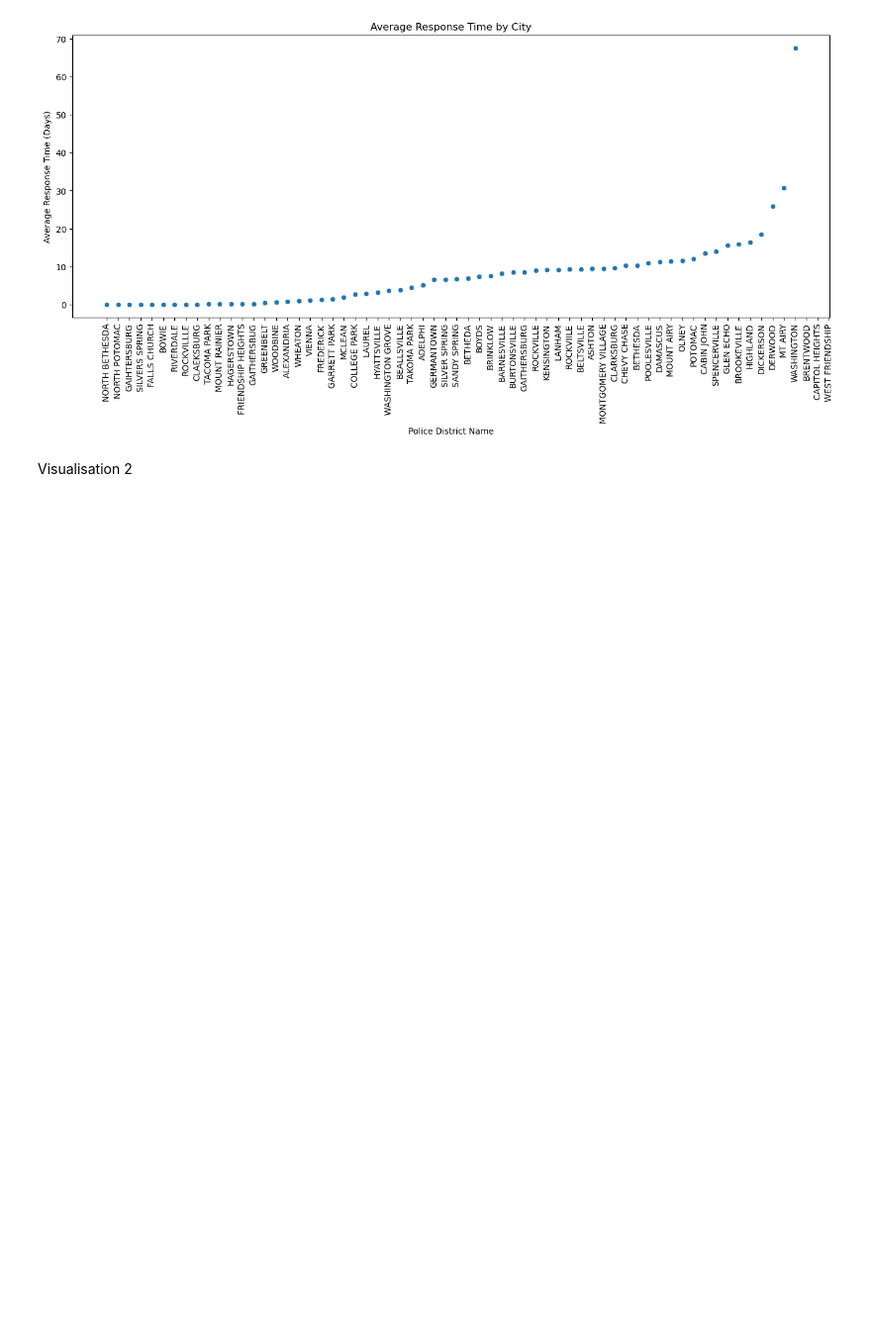
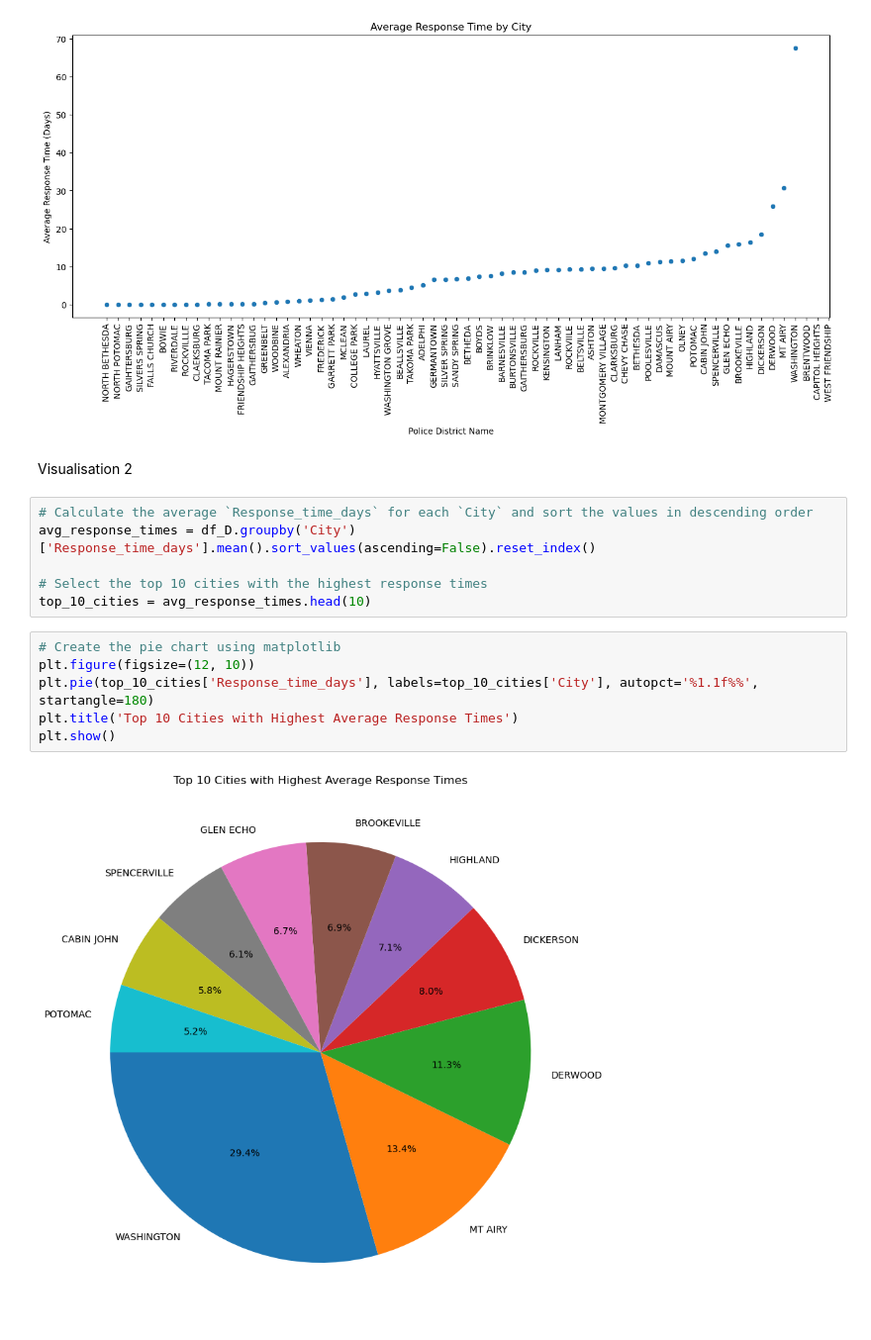
Before and after one commit to aquariusjr10/ADP, a Jupyter notebook: ADP1.ipynb, the cells around one changed output. Shown: that part at 99% size. Cells and saved outputs as stored; diff of their text form; blank space fills up the shorter version.

Commit message:
Visualisation imports
Added the following visualisations:
- Pie chart using matplotlib
- bar plot using seaborn

```diff
--- a/ADP1.ipynb
+++ b/ADP1.ipynb
@@ -223,3 +223,17 @@ plt.show()
 [figure]
 # %% [markdown]
 Visualisation 2
+# %%
+# Calculate the average `Response_time_days` for each `City` and sort the values in descending order
+avg_response_times = df_D.groupby('City')['Response_time_days'].mean().sort_values(ascending=False).reset_index()
+
+# Select the top 10 cities with the highest response times
+top_10_cities = avg_response_times.head(10)
+# %%
+# Create the pie chart using matplotlib
+plt.figure(figsize=(12, 10))
+plt.pie(top_10_cities['Response_time_days'], labels=top_10_cities['City'], autopct='%1.1f%%', startangle=180)
+plt.title('Top 10 Cities with Highest Average Response Times')
+plt.show()
+# %% [output]
+[figure, added]
```
Also changed, not shown: parts of 1 cell of this notebook.
